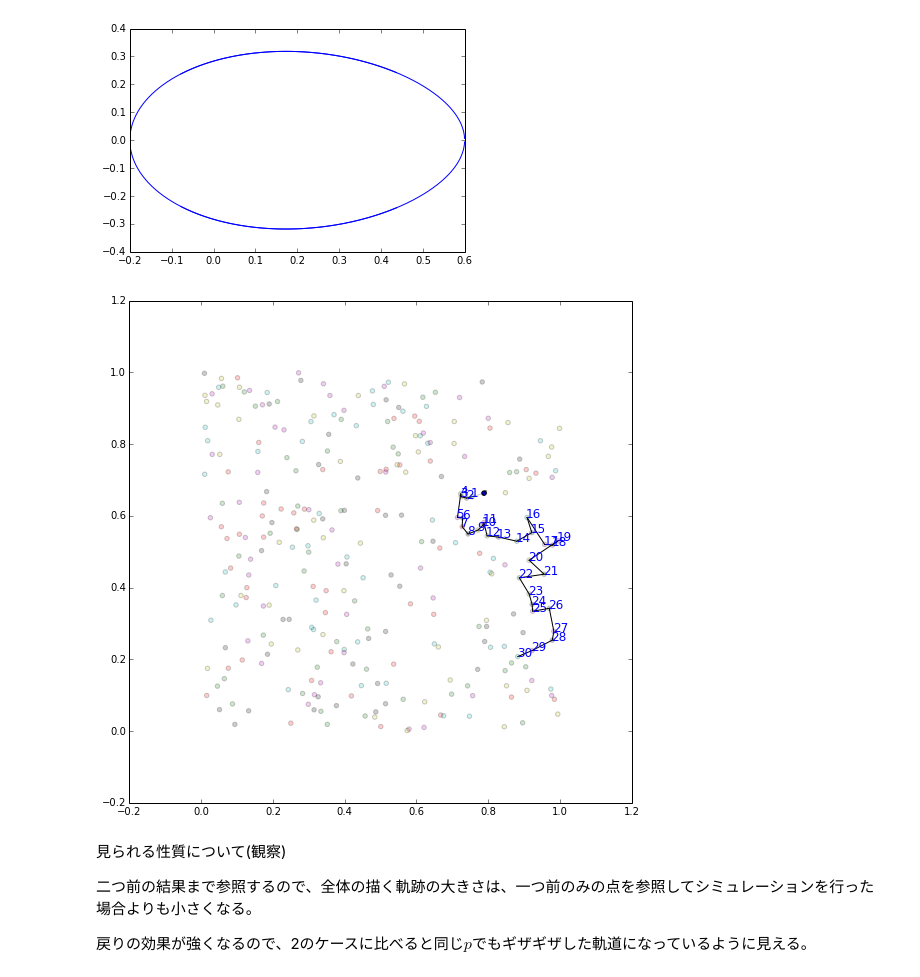
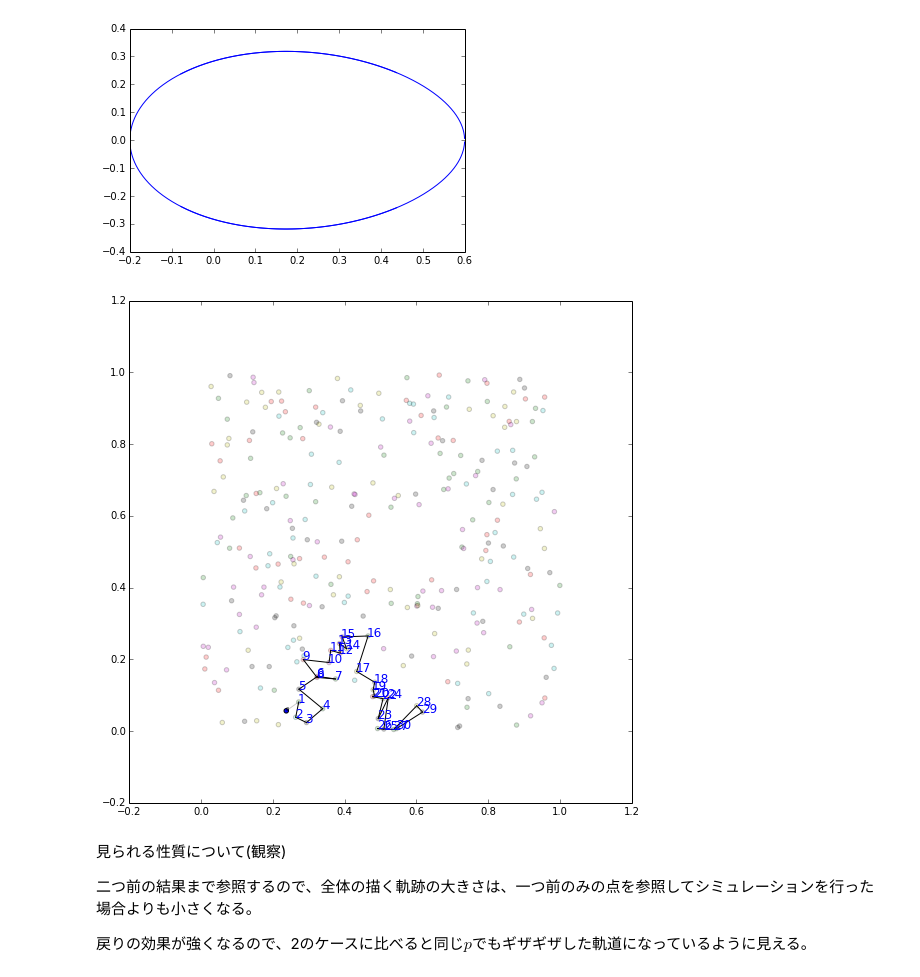
Before and after one commit to ssh0/sotsuron, a Jupyter notebook: simple3/simple3_45.ipynb, the cells around one changed output. Drawn from its saved outputs; the diff is of its cells as text; code cells hidden in the pictures.

```diff
--- a/simple3/simple3_45.ipynb
+++ b/simple3/simple3_45.ipynb
@@ -222,10 +222,10 @@ class Meeting:
         else:
             print meeting.minutes
 # %%
-meeting = Meeting(K=30, N=6, S=50, a=2, p=1., case=5)
+meeting = Meeting(K=30, N=6, S=50, a=2, p=0.6, case=5)
 meeting.progress()
 # %% [output]
-[figure, old version]
+[figure, new version]
 # %% [markdown]
 見られる性質について(観察)
 
```
Also changed, not shown: 13 other files.
